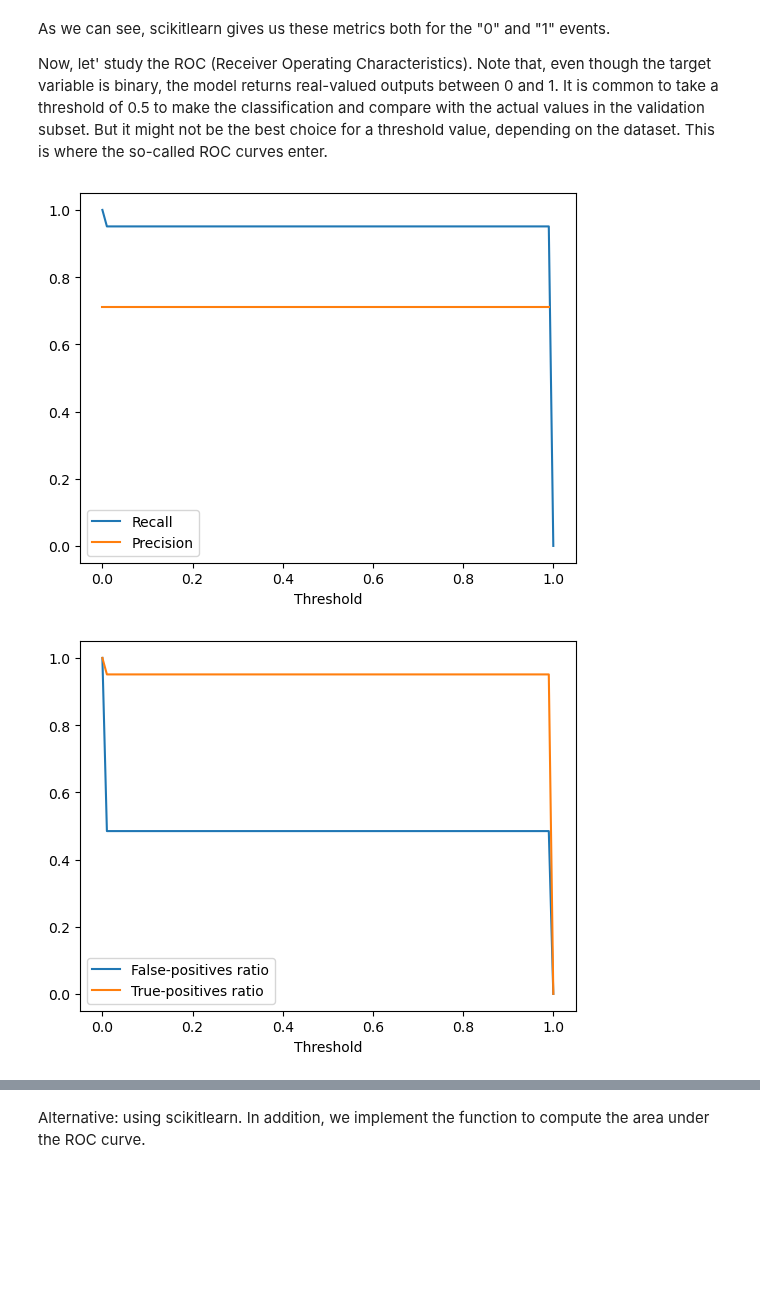
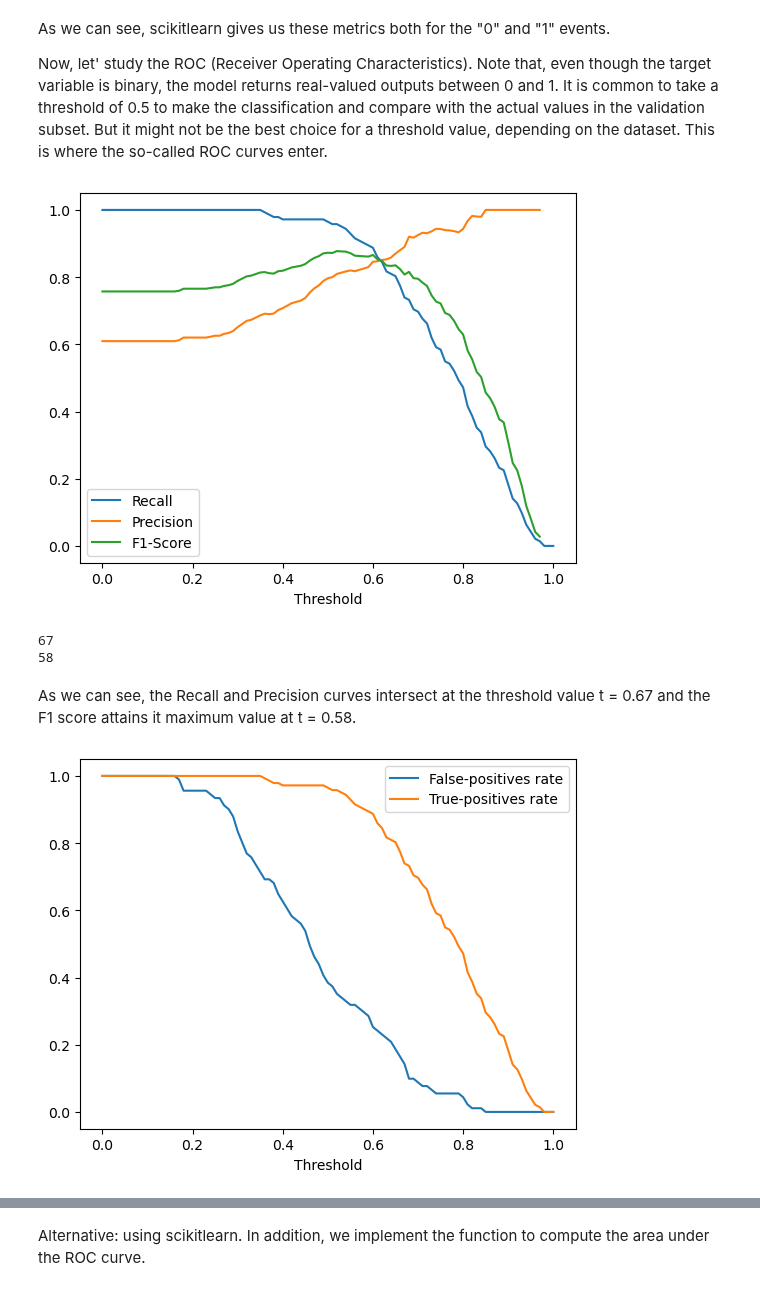
Before and after one commit to martinjimenez388/Road_to_alternatives, a Jupyter notebook: Hmw_MLZoomCamp_4.ipynb, the cells around one changed output, grey strips where cells are left out. Saved outputs shown, nothing was run; the diff lists cells and outputs as text; code cells hidden in the pictures; blank space fills up the shorter version.

```diff
--- a/Hmw_MLZoomCamp_4.ipynb
+++ b/Hmw_MLZoomCamp_4.ipynb
@@ -50,7 +53,8 @@ X_test = dv.transform(test_dict)
 # %%
 model = linear_model.LogisticRegression(solver='liblinear', C=1.0, max_iter=1000, random_state=42)
 model.fit(X_train, df_train.converted)
-y_pred = model.predict(X_val)
+y_pred = model.predict_proba(X_val)[:, 1]
+#Use model.predict(X_val) to get the predicted classes instead of probabilities, using a threshold of 0.5.
 # %%
 #Build the confussion matrix
 
@@ -132,23 +137,34 @@ scores = pd.DataFrame(scores, columns = ['threshold', 'tp', 'tn', 'fp', 'fn'])
 # %%
 Rec = scores["tp"]/(scores["tp"] + scores["fn"])
 Pre = scores["tp"]/(scores["tp"] + scores["fp"])
+F1sc = 2*Rec*Pre/(Rec + Pre)
 
 plt.plot(scores["threshold"], Rec, label="Recall")
 plt.plot(scores["threshold"], Pre, label="Precision")
+plt.plot(scores["threshold"], F1sc, label="F1-Score")
 plt.xlabel("Threshold")
 plt.legend()
 plt.show()
 # %% [output]
-[figure, old version]
+[figure, new version]
+# %%
+print(np.argmin(np.abs(Rec - Pre)))
+print(np.argmax(F1sc))
+# %% [output]
+67
+58
+# %% [markdown]
+As we can see, the Recall and Precision curves intersect at the threshold value t = 0.67 and the F1 score attains it maximum value at t = 0.58.
 # %%
 FPR = scores["fp"]/(scores["fp"] + scores["tn"])#Proportion of wrongly predicted positives among actual negatives
 TPR = scores["tp"]/(scores["tp"] + scores["fn"])#Proportion of correctly predicted positives among actual positives
-plt.plot(scores["threshold"], FPR, label="False-positives ratio")
-plt.plot(scores["threshold"], TPR, label="True-positives ratio")
+
+plt.plot(scores["threshold"], FPR, label="False-positives rate")
+plt.plot(scores["threshold"], TPR, label="True-positives rate")
 plt.xlabel("Threshold")
 plt.legend()
 plt.show()
 # %% [output]
-[figure, old version]
+[figure, new version]
 # %%
 plt.plot(FPR, TPR, marker='o')
```
Also changed, not shown: parts of 27 cells of this notebook, 2 other files.
